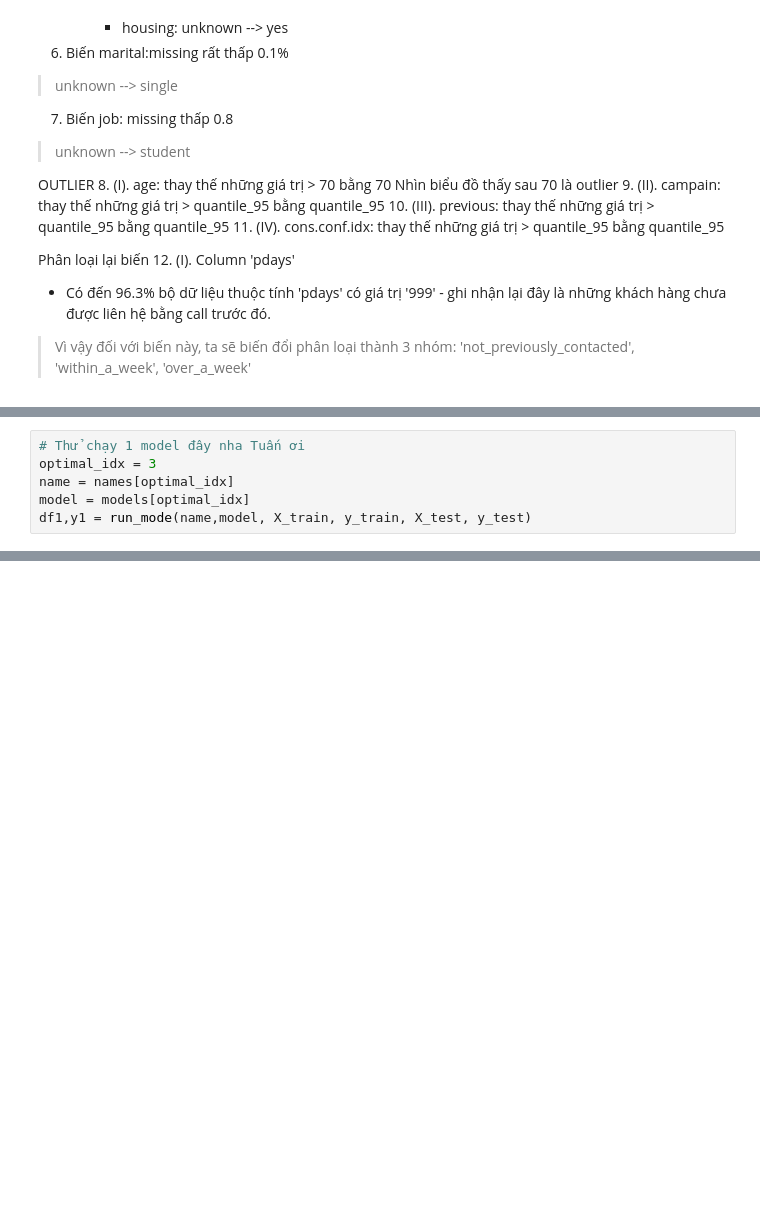
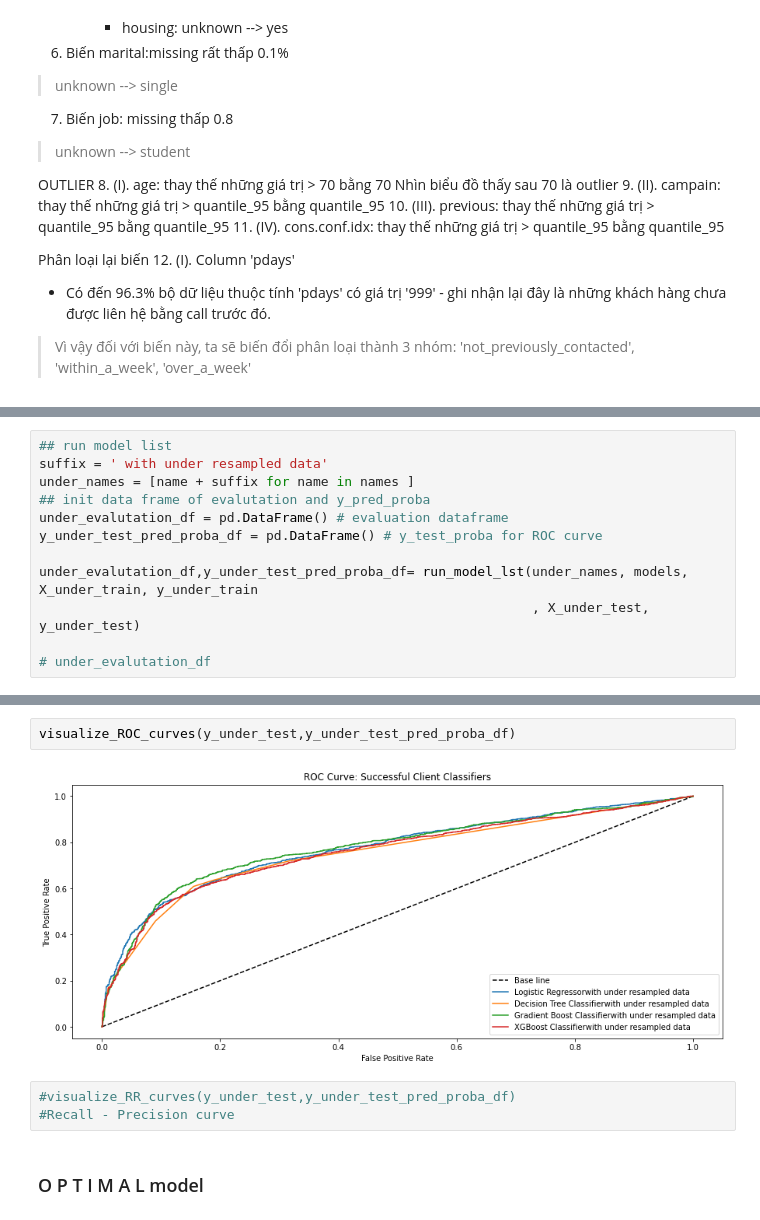
Before and after one commit to ngttnguyen/atom-assignments, a Jupyter notebook: assignment_7/Nguyen_Bank_Marketing_Modeling.ipynb, the cells around one changed output, grey strips where cells are left out. Saved outputs shown, nothing was run; the diff lists cells and outputs as text; blank space fills up the shorter version.

```diff
--- a/assignment_7/Nguyen_Bank_Marketing_Modeling.ipynb
+++ b/assignment_7/Nguyen_Bank_Marketing_Modeling.ipynb
@@ -405,6 +335,0 @@ visualize_ROC_curves(y_test,y_test_pred_proba_df)
-# %%
-# Thử chạy 1 model đây nha Tuấn ơi
-optimal_idx = 3
-name = names[optimal_idx]
-model = models[optimal_idx]
-df1,y1 = run_mode(name,model, X_train, y_train, X_test, y_test)
@@ -442,0 +416,12 @@ model.evaluate(X_train,y_train)
+# %%
+## run model list
+suffix = ' with under resampled data'
+under_names = [name + suffix for name in names ]
+## init data frame of evalutation and y_pred_proba
+under_evalutation_df = pd.DataFrame() # evaluation dataframe
+y_under_test_pred_proba_df = pd.DataFrame() # y_test_proba for ROC curve
+
+under_evalutation_df,y_under_test_pred_proba_df= run_model_lst(under_names, models, X_under_train, y_under_train
+                                                               , X_under_test, y_under_test)
+
+# under_evalutation_df
@@ -442,0 +458,9 @@ model.evaluate(X_train,y_train)
+# %%
+visualize_ROC_curves(y_under_test,y_under_test_pred_proba_df)
+# %% [output]
+[figure, added]
+# %%
+#visualize_RR_curves(y_under_test,y_under_test_pred_proba_df)
+#Recall - Precision curve
+# %% [markdown]
+### O P T I M A L   model
```
Also changed, not shown: parts of 28 cells of this notebook.
